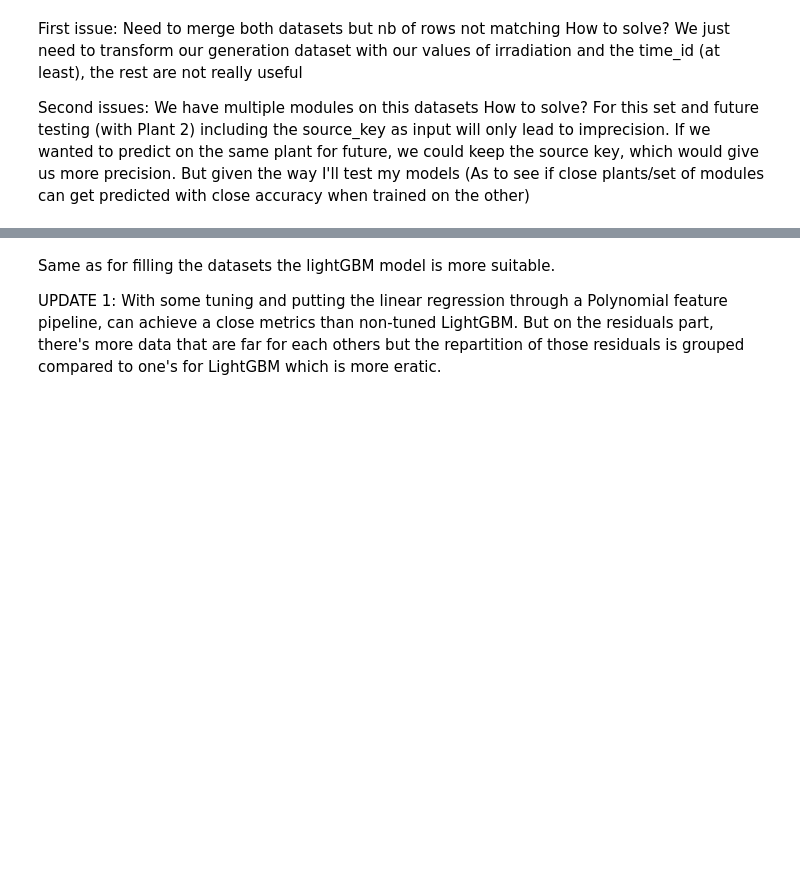
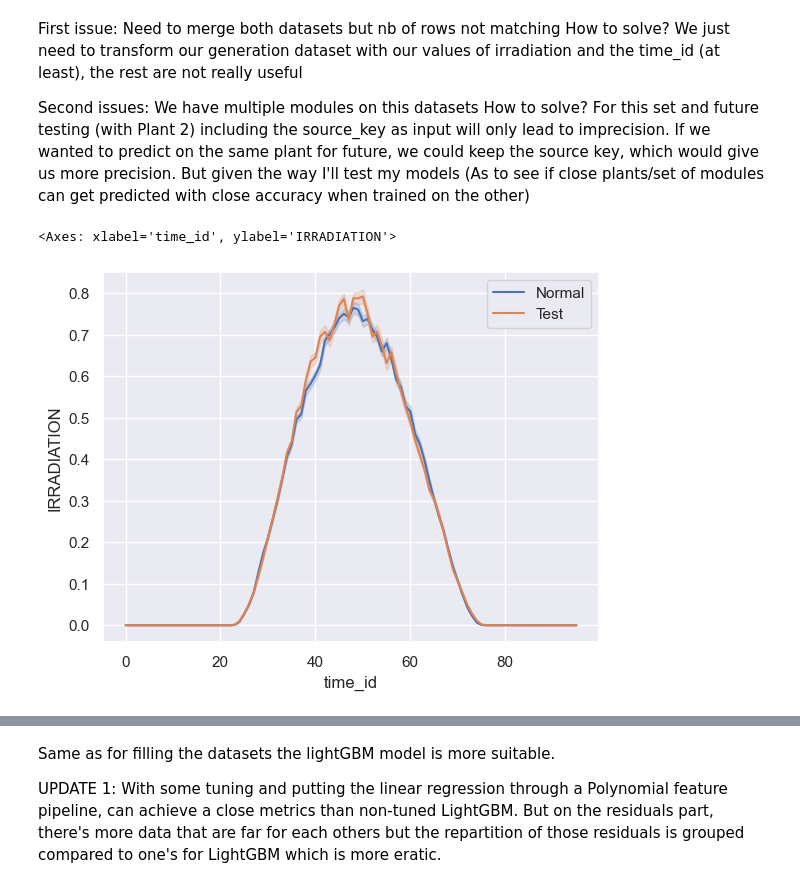
Before and after one commit to antoninchafiol/SolarPW, a Jupyter notebook: IrrToProduction.ipynb, the cells around one changed output, grey strips where cells are left out. Cells and saved outputs as stored; diff of their text form; code cells hidden in the pictures; blank space fills up the shorter version.

Commit message:
[UPDT] - End of Irr2Power

```diff
--- a/IrrToProduction.ipynb
+++ b/IrrToProduction.ipynb
@@ -42,10 +62,27 @@ merge_df['cluster'] = km.fit(merge_df[['time_id', 'IRRADIATION']]).labels_
 
 from sklearn.model_selection import train_test_split
 
-X = merge_df
+big_merged = test_merge_df.sample(frac=0.3)
+big_merged = pd.concat([big_merged, merge_df])
+
+X = big_merged
 y = X.pop("AC_POWER")
 
+X_test = test_merge_df
+y_test = X_test.pop("AC_POWER")
+
 x_train , x_dev , y_train, y_dev = train_test_split(X, y, test_size=0.2, random_state=42)
+# %%
+import seaborn as sns
+
+# sns.lineplot(x=X['time_id'], y=y, label='Normal')
+# sns.lineplot(x=X_test['time_id'], y=y_test, label='Test')
+
+sns.lineplot(x=X['time_id'], y=X['IRRADIATION'], label='Normal')
+sns.lineplot(x=X_test['time_id'], y=X_test['IRRADIATION'], label='Test')
+# %% [output]
+<Axes: xlabel='time_id', ylabel='IRRADIATION'>
+[figure, added]
 # %%
 # Train Stage
 from sklearn.model_selection import RandomizedSearchCV, GridSearchCV
```
Also changed, not shown: parts of 11 cells of this notebook.
